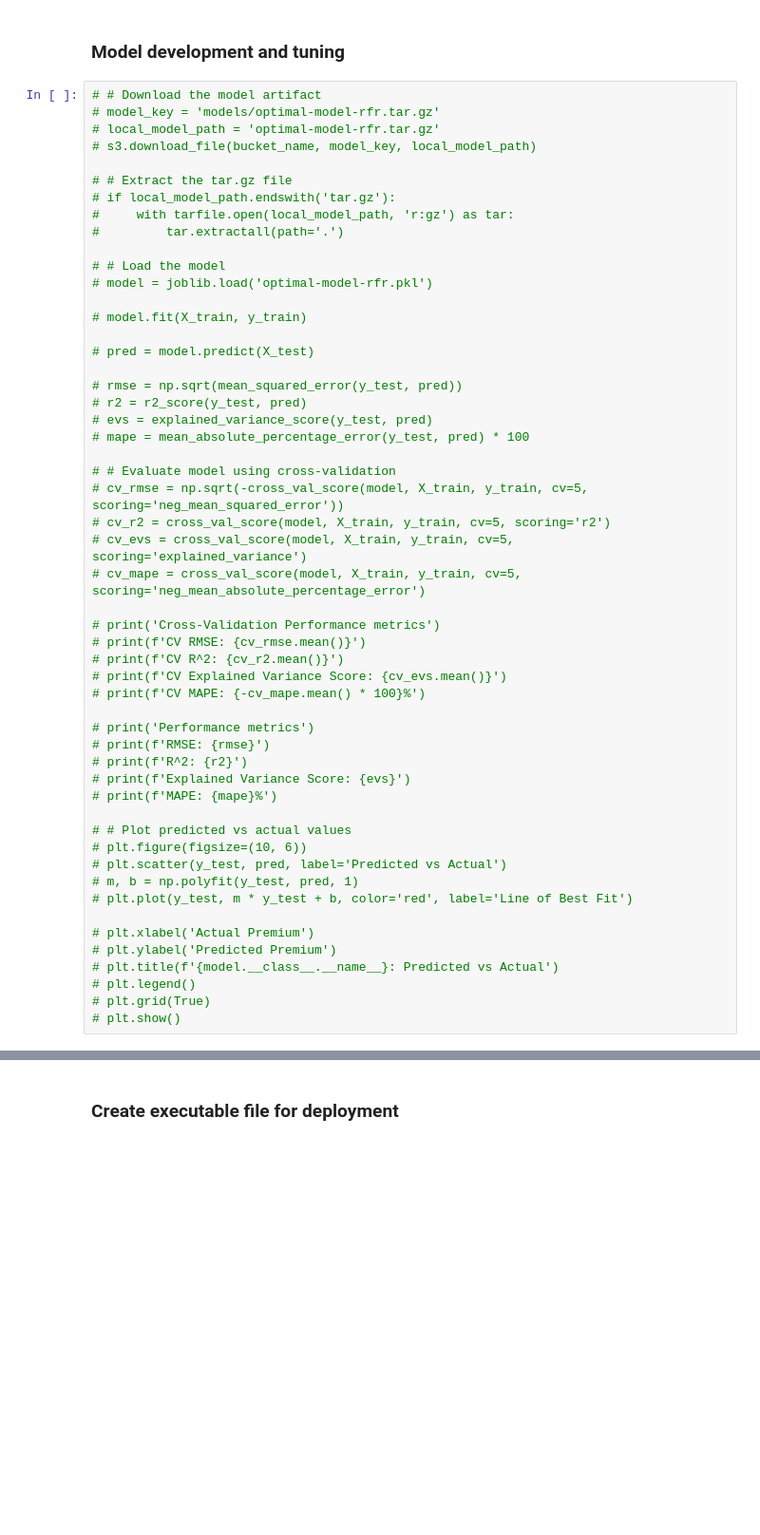
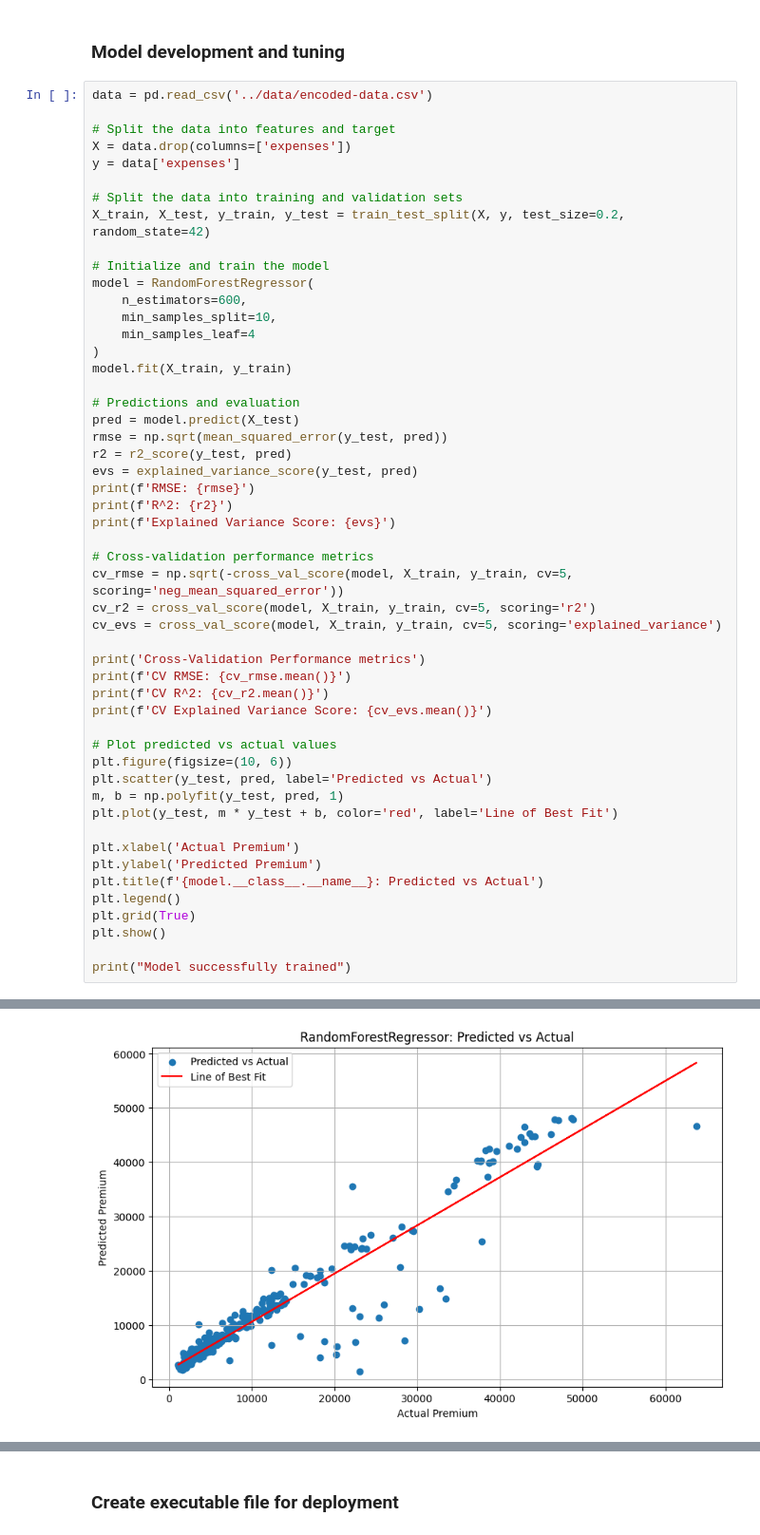
Before and after one commit to darian-7/insurance-policy-pricing-model, a Jupyter notebook: notebooks/sagemaker-deployment.ipynb, the cells around one changed output, grey strips where cells are left out. Shown at 95% size. Saved outputs shown, nothing was run; the diff lists cells and outputs as text; blank space fills up the shorter version.

```diff
--- a/notebooks/sagemaker-deployment.ipynb
+++ b/notebooks/sagemaker-deployment.ipynb
@@ -155,55 +155,54 @@ Files uploaded successfully to S3
 # %% [markdown]
 ### Model development and tuning
 # %%
-# # Download the model artifact
-# model_key = 'models/optimal-model-rfr.tar.gz'
-# local_model_path = 'optimal-model-rfr.tar.gz'
-# s3.download_file(bucket_name, model_key, local_model_path)
+data = pd.read_csv('../data/encoded-data.csv')
 
-# # Extract the tar.gz file
-# if local_model_path.endswith('tar.gz'):
-#     with tarfile.open(local_model_path, 'r:gz') as tar:
-#         tar.extractall(path='.')
+# Split the data into features and target
+X = data.drop(columns=['expenses'])
+y = data['expenses']
 
-# # Load the model
-# model = joblib.load('optimal-model-rfr.pkl')
+# Split the data into training and validation sets
+X_train, X_test, y_train, y_test = train_test_split(X, y, test_size=0.2, random_state=42)
 
-# model.fit(X_train, y_train)
+# Initialize and train the model
+model = RandomForestRegressor(
+    n_estimators=600,
+    min_samples_split=10,
+    min_samples_leaf=4
+)
+model.fit(X_train, y_train)
 
-# pred = model.predict(X_test)
+# Predictions and evaluation
+pred = model.predict(X_test)
+rmse = np.sqrt(mean_squared_error(y_test, pred))
+r2 = r2_score(y_test, pred)
+evs = explained_variance_score(y_test, pred)
+print(f'RMSE: {rmse}')
+print(f'R^2: {r2}')
+print(f'Explained Variance Score: {evs}')
 
-# rmse = np.sqrt(mean_squared_error(y_test, pred))
-# r2 = r2_score(y_test, pred)
-# evs = explained_variance_score(y_test, pred)
-# mape = mean_absolute_percentage_error(y_test, pred) * 100
+# Cross-validation performance metrics
+cv_rmse = np.sqrt(-cross_val_score(model, X_train, y_train, cv=5, scoring='neg_mean_squared_error'))
+cv_r2 = cross_val_score(model, X_train, y_train, cv=5, scoring='r2')
+cv_evs = cross_val_score(model, X_train, y_train, cv=5, scoring='explained_variance')
 
-# # Evaluate model using cross-validation
-# cv_rmse = np.sqrt(-cross_val_score(model, X_train, y_train, cv=5, scoring='neg_mean_squared_error'))
-# cv_r2 = cross_val_score(model, X_train, y_train, cv=5, scoring='r2')
-# cv_evs = cross_val_score(model, X_train, y_train, cv=5, scoring='explained_variance')
-# cv_mape = cross_val_score(model, X_train, y_train, cv=5, scoring='neg_mean_absolute_percentage_error')
+print('Cross-Validation Performance metrics')
+print(f'CV RMSE: {cv_rmse.mean()}')
+print(f'CV R^2: {cv_r2.mean()}')
+print(f'CV Explained Variance Score: {cv_evs.mean()}')
 
-# print('Cross-Validation Performance metrics')
-# print(f'CV RMSE: {cv_rmse.mean()}')
-# print(f'CV R^2: {cv_r2.mean()}')
-# print(f'CV Explained Variance Score: {cv_evs.mean()}')
-# print(f'CV MAPE: {-cv_mape.mean() * 100}%')
+# Plot predicted vs actual values
+plt.figure(figsize=(10, 6))
+plt.scatter(y_test, pred, label='Predicted vs Actual')
+m, b = np.polyfit(y_test, pred, 1)
+plt.plot(y_test, m * y_test + b, color='red', label='Line of Best Fit')
 
-# print('Performance metrics')
-# print(f'RMSE: {rmse}')
-# print(f'R^2: {r2}')
-# print(f'Explained Variance Score: {evs}')
-# print(f'MAPE: {mape}%')
+plt.xlabel('Actual Premium')
+plt.ylabel('Predicted Premium')
+plt.title(f'{model.__class__.__name__}: Predicted vs Actual')
+plt.legend()
+plt.grid(True)
+plt.show()
 
-# # Plot predicted vs actual values
-# plt.figure(figsize=(10, 6))
-# plt.scatter(y_test, pred, label='Predicted vs Actual')
-# m, b = np.polyfit(y_test, pred, 1)
-# plt.plot(y_test, m * y_test + b, color='red', label='Line of Best Fit')
-
-# plt.xlabel('Actual Premium')
-# plt.ylabel('Predicted Premium')
-# plt.title(f'{model.__class__.__name__}: Predicted vs Actual')
-# plt.legend()
-# plt.grid(True)
-# plt.show()
+print("Model successfully trained")
+# %% [output]
@@ -209,0 +216 @@ Files uploaded successfully to S3
+[figure, added]
```
Also changed, not shown: parts of 11 cells of this notebook, 7 other files.
